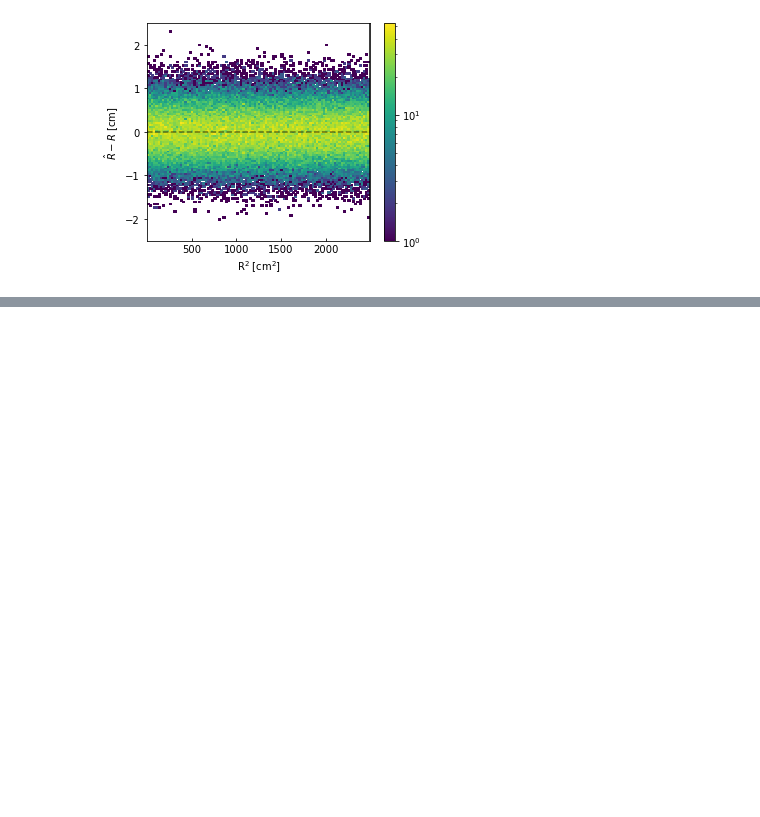
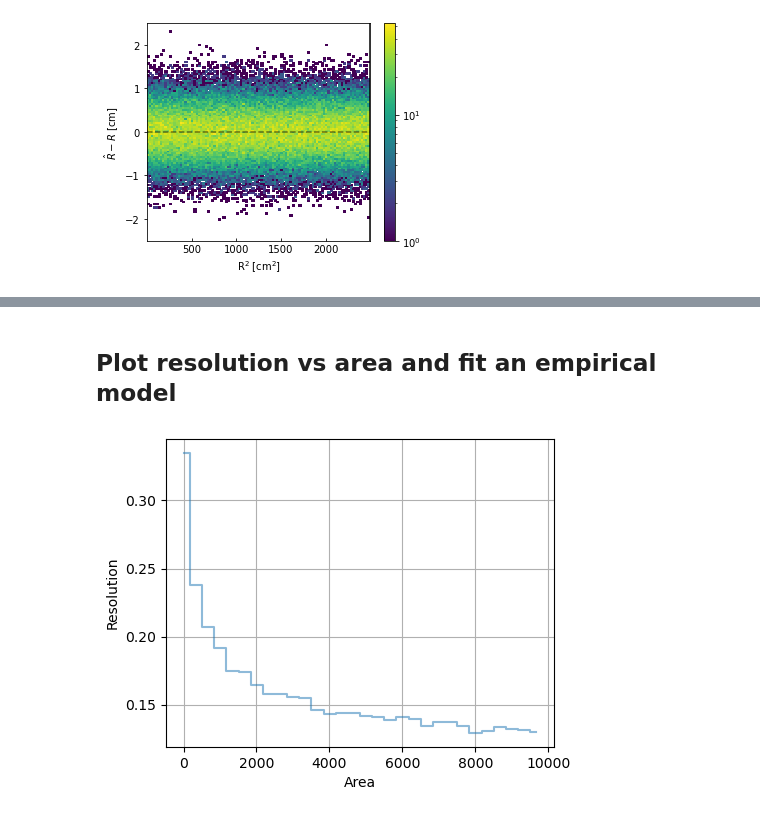
Before and after one commit to reallsx/posrec-plotting, a Jupyter notebook: example.ipynb, the cells around one changed output, grey strips where cells are left out. Drawn from its saved outputs; the diff is of its cells as text; code cells hidden in the pictures; blank space fills up the shorter version.

```diff
--- a/example.ipynb
+++ b/example.ipynb
@@ -43,0 +71,18 @@ plt.show()
+# %% [markdown]
+## Plot resolution vs area and fit an empirical model
+# %%
+from plotting import quantile_by_area
+
+# plotting the resolution only
+
+bins = np.linspace(10,10000,31)
+
+fig, ax = plt.subplots(figsize = (5,4))
+quantile_by_area(data_pos, true_pos, area = area, bins = bins, ax = ax)
+
+ax.grid(True)
+ax.set_xlabel(r"Area")
+ax.set_ylabel(r"Resolution")
+plt.show()
+# %% [output]
+[figure, added]
```
Also changed, not shown: parts of 4 cells of this notebook, 2 other files.
